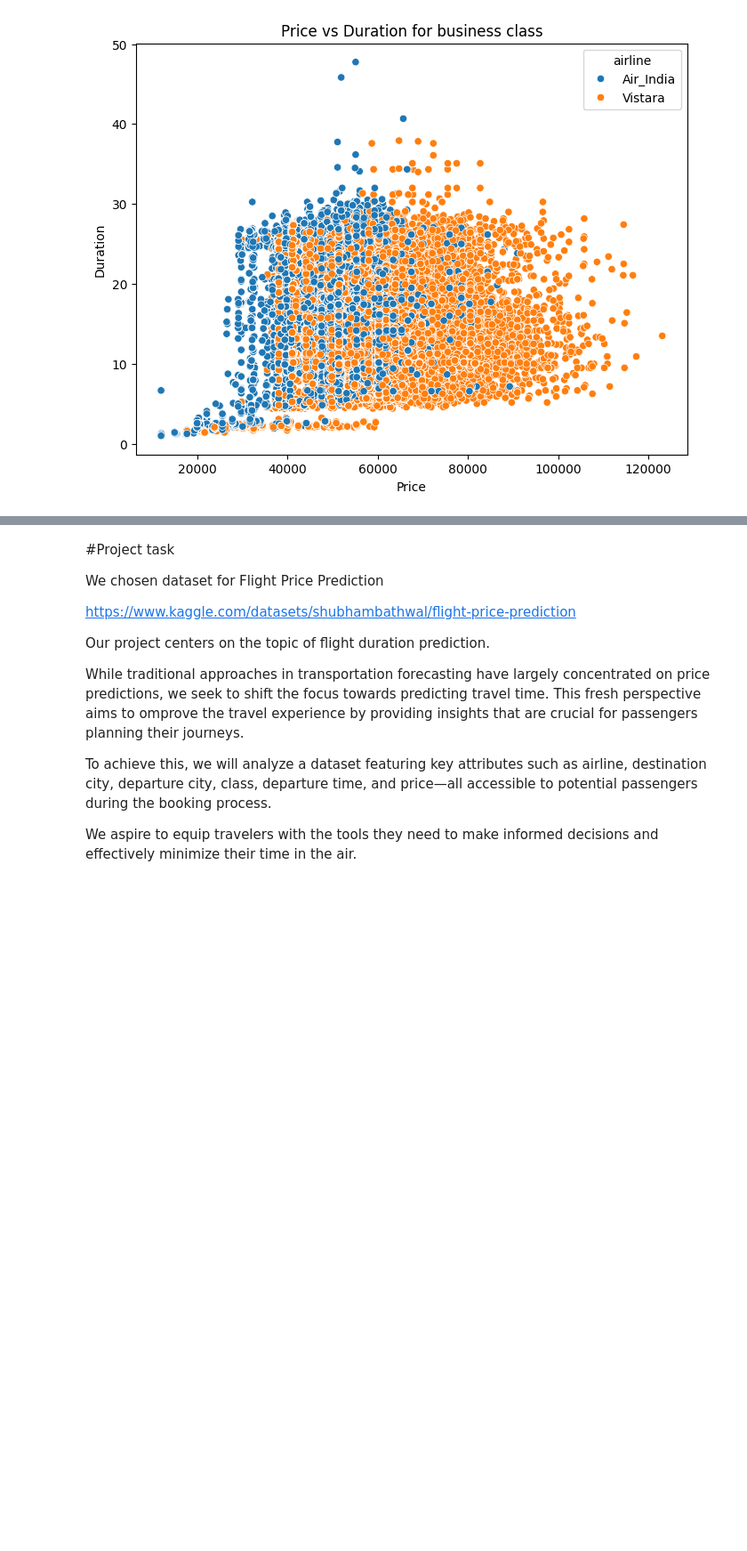
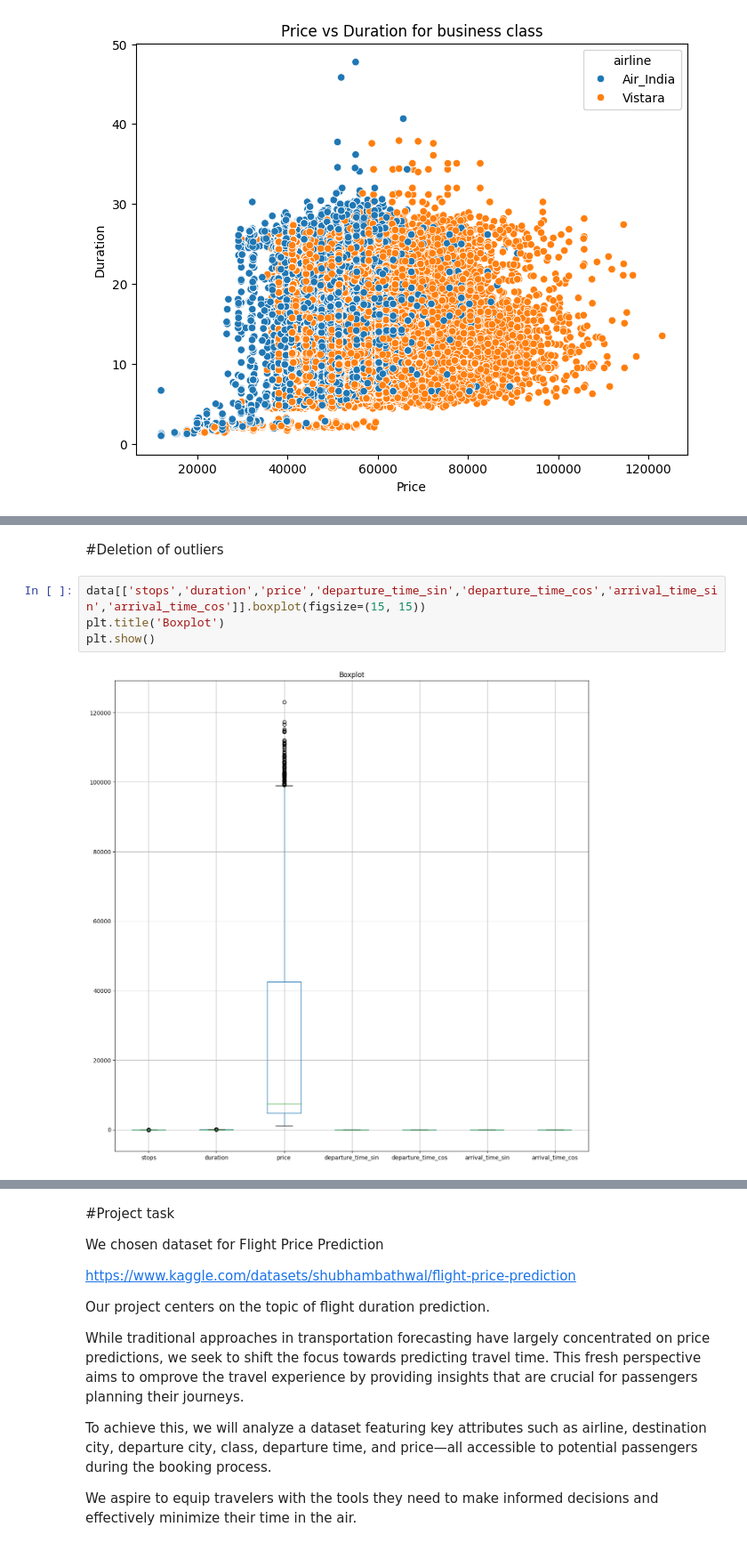
Before and after one commit to jadrzy/ProjectPythonForMachineLearning, a Jupyter notebook: notebooks/InitialDataAnalysis.ipynb, the cells around one changed output, grey strips where cells are left out. Shown at 89% size. Drawn from its saved outputs; the diff is of its cells as text; blank space fills up the shorter version.

```diff
--- a/notebooks/InitialDataAnalysis.ipynb
+++ b/notebooks/InitialDataAnalysis.ipynb
@@ -382,0 +392,8 @@ plt.show()
+# %% [markdown]
+#Deletion of outliers
+# %%
+data[['stops','duration','price','departure_time_sin','departure_time_cos','arrival_time_sin','arrival_time_cos']].boxplot(figsize=(15, 15))
+plt.title('Boxplot')
+plt.show()
+# %% [output]
+[figure, added]
```
Also changed, not shown: parts of 18 cells of this notebook.
